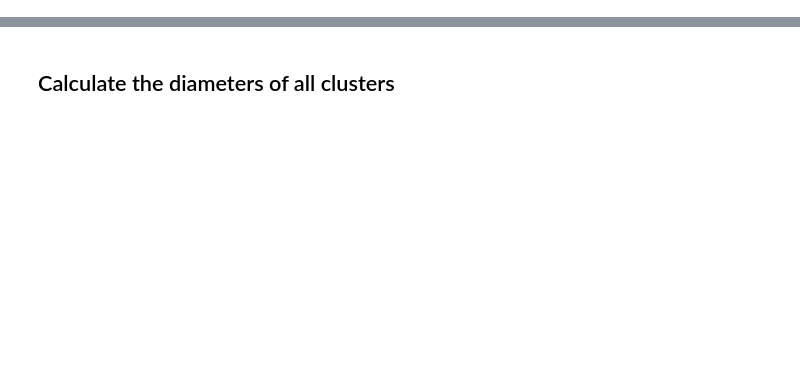
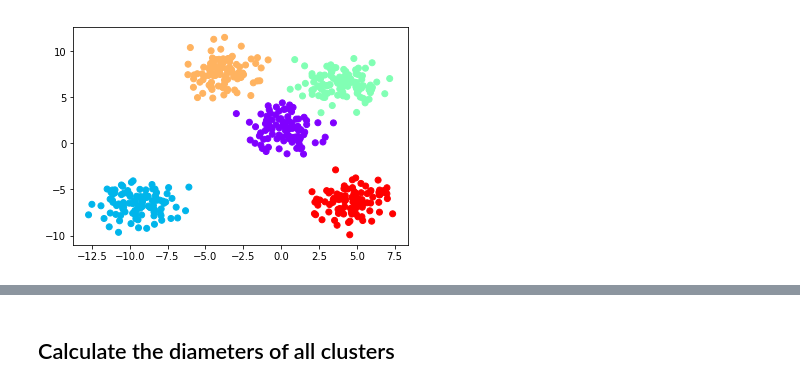
Before and after one commit to studart301d/Clusters-Metrics-Library, a Jupyter notebook: Dunn_Index.ipynb, the cells around one changed output, grey strips where cells are left out. Cells and saved outputs as stored; diff of their text form; code cells hidden in the pictures; blank space fills up the shorter version.

```diff
--- a/Dunn_Index.ipynb
+++ b/Dunn_Index.ipynb
@@ -10,0 +13,11 @@ from scipy.spatial.distance import euclidean
+# %%
+#generating data
+from sklearn.datasets import make_blobs
+
+data = make_blobs(n_samples=500, n_features=2,
+                           centers=5, cluster_std=1.2,random_state=101)
+plt.scatter(data[0][:,0],data[0][:,1],c=data[1],cmap='rainbow')
+
+plt.show()
+# %% [output]
+[figure, added]
```
Also changed, not shown: parts of 26 cells of this notebook.
